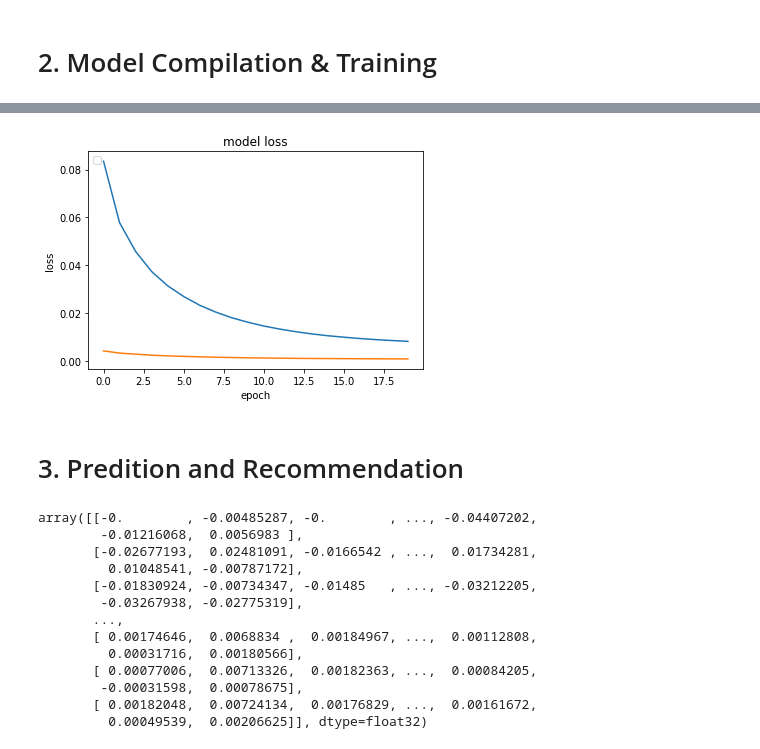
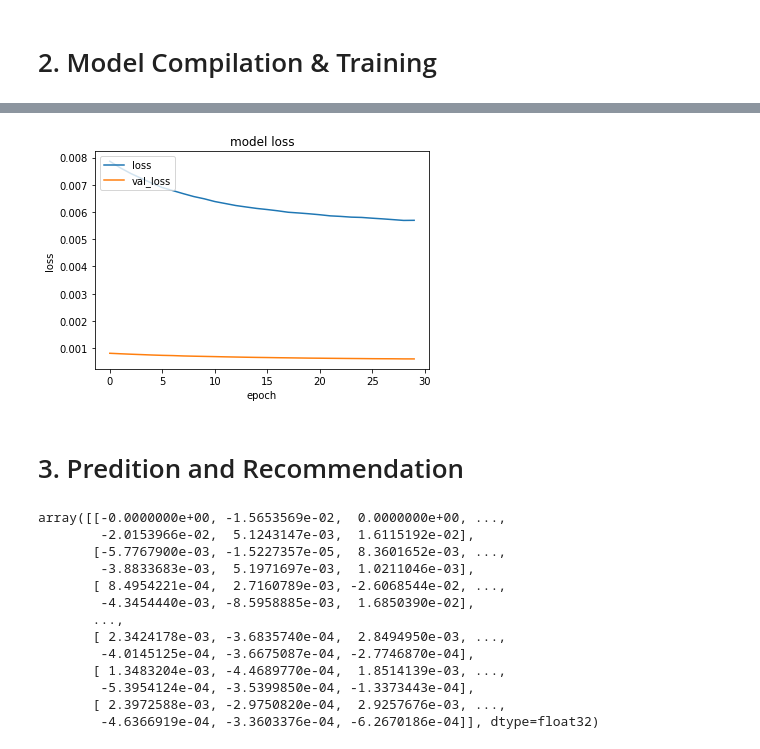
Before and after one commit to yshuidie/steamNNRecom, a Jupyter notebook: notebooks/Steam_framework_+_AE.ipynb, the cells around one changed output, grey strips where cells are left out. Cells and saved outputs as stored; diff of their text form; code cells hidden in the pictures.

```diff
--- a/notebooks/Steam_basic_framework.ipynb
+++ b/notebooks/Steam_framework_+_AE.ipynb
@@ -423,7 +435,7 @@ Non-trainable params: 0
 __________________________________________________________________________________________________
 # %%
 hist = model.fit(x=X, y=y,
-                  epochs=20,
+                  epochs=30,
                   batch_size=64,
                   shuffle=True,
                   validation_split=0.1)
@@ -448,21 +460,22 @@ Epoch 20/20
 # %%
 import matplotlib.pyplot as plt
 
 def plot_hist(hist):
     # summarize history for loss
     fig, ax = plt.subplots()  # create figure & 1 axis
 
     plt.title('model loss')
     plt.ylabel('loss')
     plt.xlabel('epoch')
-    plt.legend(['train', 'test'], loc='upper left')
 
     plt.plot(hist.history['loss'])
     plt.plot(hist.history['val_loss'])
 
+    plt.legend(['loss', 'val_loss'], loc='upper left')
+
 plot_hist(hist)
 # %% [output]
-[figure, old version]
+[figure, new version]
 # %% [markdown]
 # 3. Predition and Recommendation
 # %%
@@ -470,19 +483,19 @@ plot_hist(hist)
 pred_matrix = model.predict(X) * (X[0] == 0)
 pred_matrix
 # %% [output]
-array([[-0.        , -0.00485287, -0.        , ..., -0.04407202,
-        -0.01216068,  0.0056983 ],
-       [-0.02677193,  0.02481091, -0.0166542 , ...,  0.01734281,
-         0.01048541, -0.00787172],
-       [-0.01830924, -0.00734347, -0.01485   , ..., -0.03212205,
-        -0.03267938, -0.02775319],
+array([[-0.0000000e+00, -1.5653569e-02,  0.0000000e+00, ...,
+        -2.0153966e-02,  5.1243147e-03,  1.6115192e-02],
+       [-5.7767900e-03, -1.5227357e-05,  8.3601652e-03, ...,
+        -3.8833683e-03,  5.1971697e-03,  1.0211046e-03],
+       [ 8.4954221e-04,  2.7160789e-03, -2.6068544e-02, ...,
+        -4.3454440e-03, -8.5958885e-03,  1.6850390e-02],
        ...,
-       [ 0.00174646,  0.0068834 ,  0.00184967, ...,  0.00112808,
-         0.00031716,  0.00180566],
-       [ 0.00077006,  0.00713326,  0.00182363, ...,  0.00084205,
-        -0.00031598,  0.00078675],
-       [ 0.00182048,  0.00724134,  0.00176829, ...,  0.00161672,
-         0.00049539,  0.00206625]], dtype=float32)
+       [ 2.3424178e-03, -3.6835740e-04,  2.8494950e-03, ...,
+        -4.0145125e-04, -3.6675087e-04, -2.7746870e-04],
+       [ 1.3483204e-03, -4.4689770e-04,  1.8514139e-03, ...,
+        -5.3954124e-04, -3.5399850e-04, -1.3373443e-04],
+       [ 2.3972588e-03, -2.9750820e-04,  2.9257676e-03, ...,
+        -4.6366919e-04, -3.3603376e-04, -6.2670186e-04]], dtype=float32)
 # %%
 # converting the reconstructed matrix back to a Pandas dataframe
 df_pred_matrix  = pd.DataFrame(pred_matrix,
```
Also changed, not shown: parts of 12 cells of this notebook, 1 other file.
